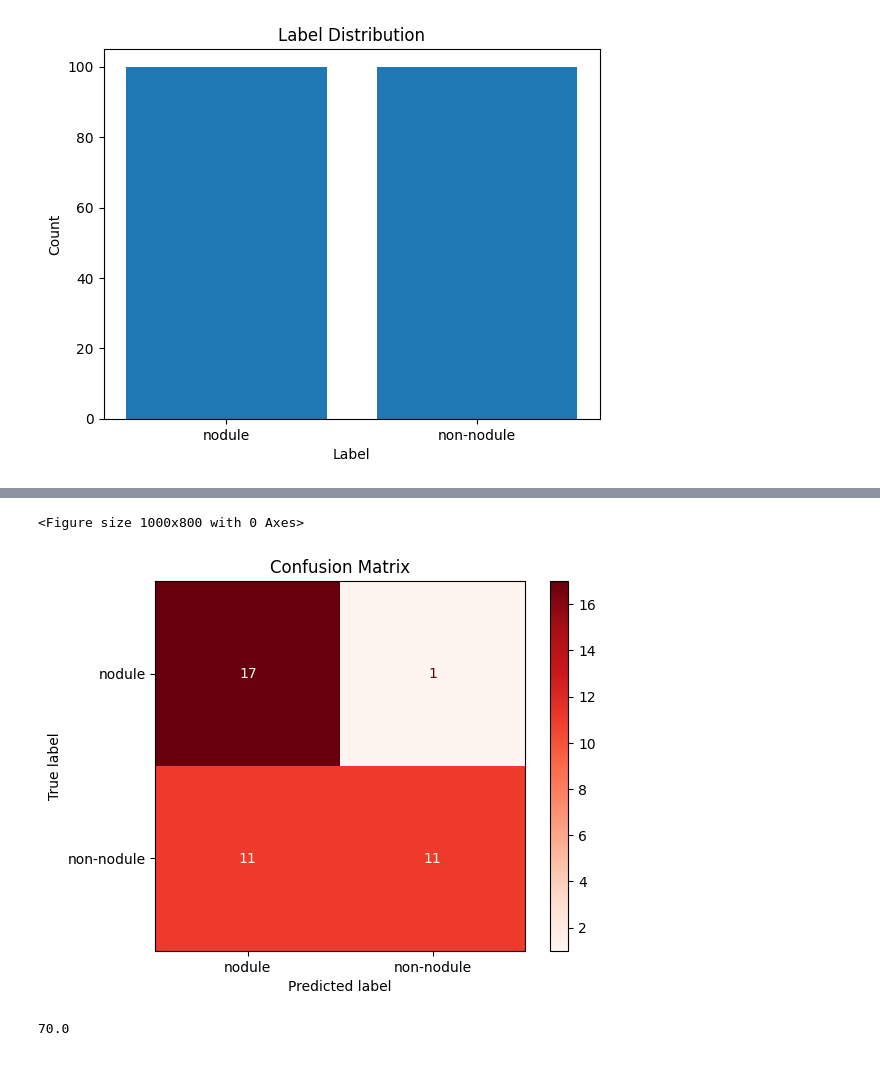
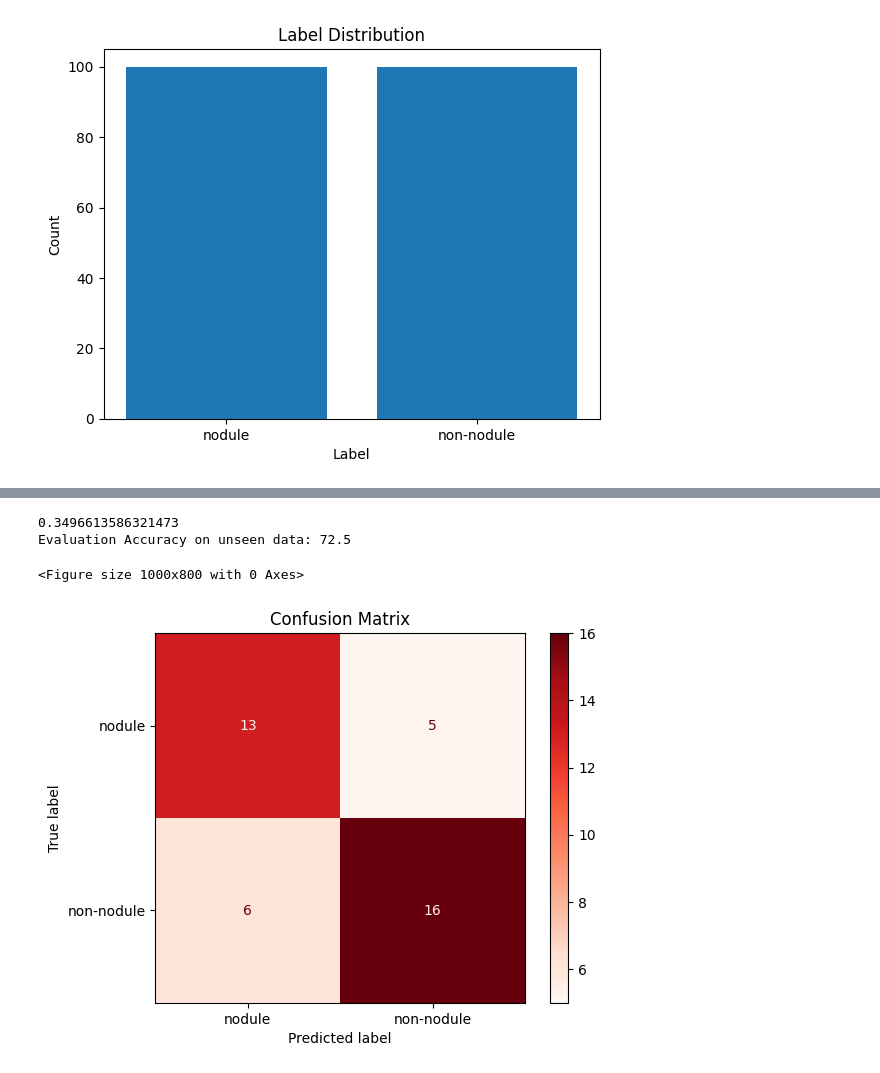
Before and after one commit to DominikHahn1407/Masterarbeit, a Jupyter notebook: Final Models/2dcnn_coarse.ipynb, the cells around one changed output, grey strips where cells are left out. Saved outputs shown, nothing was run; the diff lists cells and outputs as text; code cells hidden in the pictures.

Commit message:
Early Stopping with Reload weights and LR Reduction implemented

```diff
--- a/Final Models/2dcnn_coarse.ipynb
+++ b/Final Models/2dcnn_coarse.ipynb
@@ -63,7 +63,8 @@ test_dataset.dataset.transform = test_transforms
 train_loader = DataLoader(train_dataset, batch_size=batch_size, shuffle=True)
 test_loader = DataLoader(test_dataset, batch_size=batch_size, shuffle=False)
 # %%
-model = TransferLearningModel(classes)
-early_stopping = EarlyStopping(patience=2)
-model.train(train_loader, early_stopping, epochs=30)
+model_name = "resnet"
+model = TransferLearningModel(classes, model_name)
+early_stopping = EarlyStopping(patience=10)
+model.train(train_loader, early_stopping, epochs=50)
 # %% [output]
@@ -88,7 +81,12 @@ Loss: 0.5305, Accuracy: 70.00%
 Early stopping triggered
-# %%
-model.evaluate(test_loader)
-# %% [output]
-<Figure size 1000x800 with 0 Axes>
-[figure, removed]
-70.0
+# %%
+checkpoint = torch.load(f"weights/{model_name}.pt", weights_only=False)
+model.model.load_state_dict(checkpoint['model_state_dict'])
+loss = checkpoint["loss"]
+print(loss)
+model.evaluate(test_loader)
+# %% [output]
+0.3496613586321473
+Evaluation Accuracy on unseen data: 72.5
+<Figure size 1000x800 with 0 Axes>
+[figure, added]
```
Also changed, not shown: parts of 2 cells of this notebook, 3 other files.
